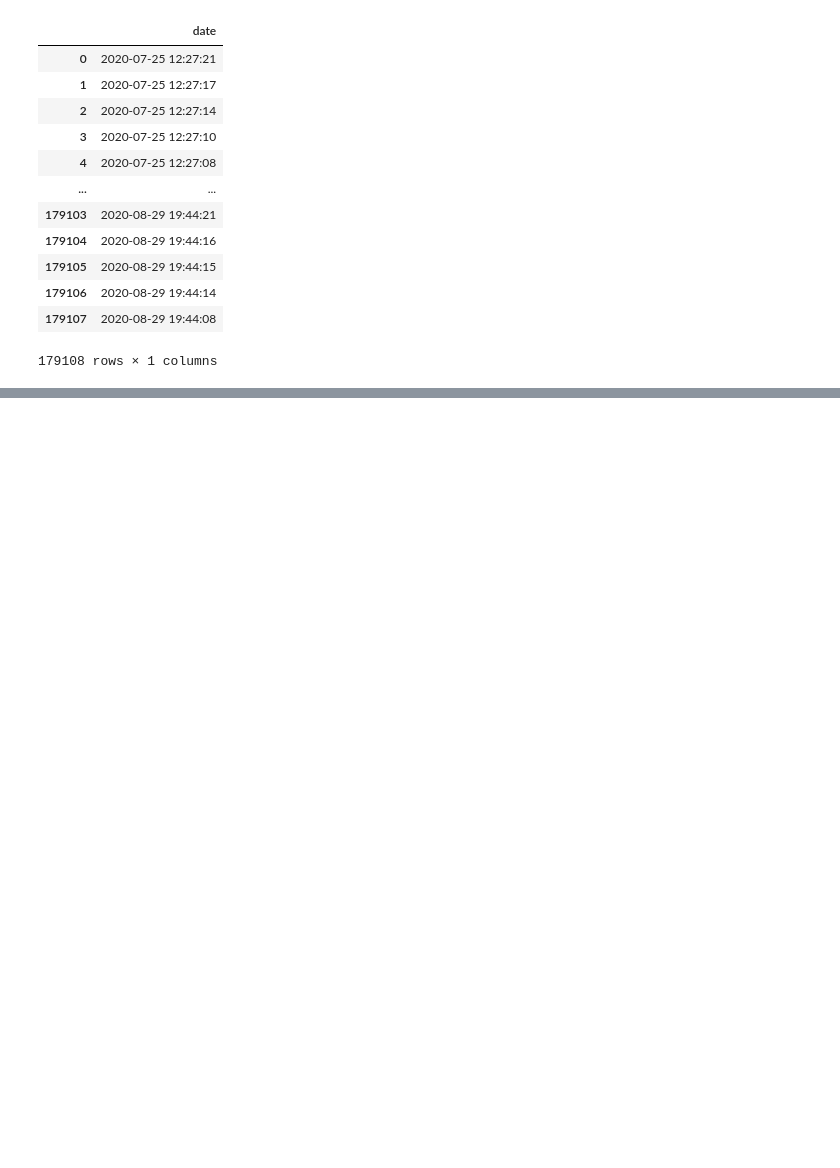
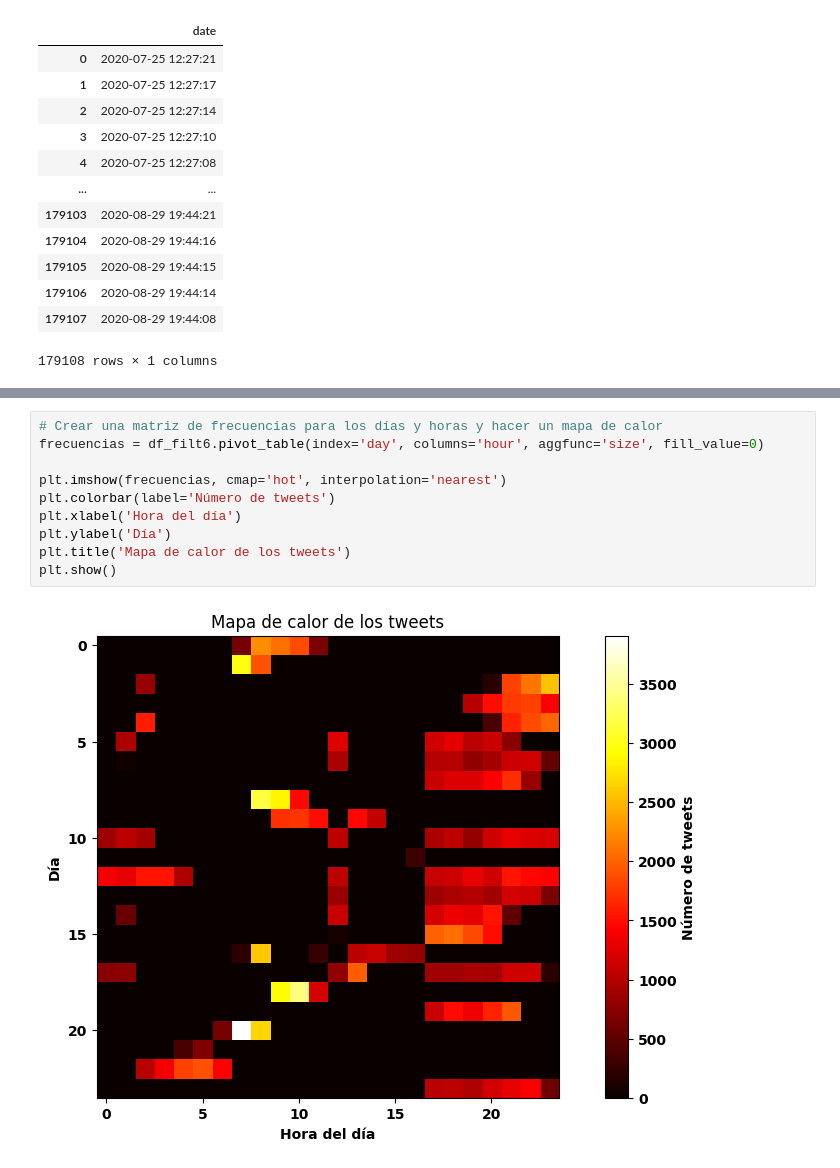
Before and after one commit to Enriquepardo/Dataset-Covid, a Jupyter notebook: DataSet_COVID.ipynb, the cells around one changed output, grey strips where cells are left out. Saved outputs shown, nothing was run; the diff lists cells and outputs as text; blank space fills up the shorter version.

```diff
--- a/DataSet_COVID.ipynb
+++ b/DataSet_COVID.ipynb
@@ -530,0 +574,12 @@ df_filt6
+# %%
+# Crear una matriz de frecuencias para los días y horas y hacer un mapa de calor
+frecuencias = df_filt6.pivot_table(index='day', columns='hour', aggfunc='size', fill_value=0)
+
+plt.imshow(frecuencias, cmap='hot', interpolation='nearest')
+plt.colorbar(label='Número de tweets')
+plt.xlabel('Hora del día')
+plt.ylabel('Día')
+plt.title('Mapa de calor de los tweets')
+plt.show()
+# %% [output]
+[figure, added]
```
Also changed, not shown: parts of 9 cells of this notebook.
